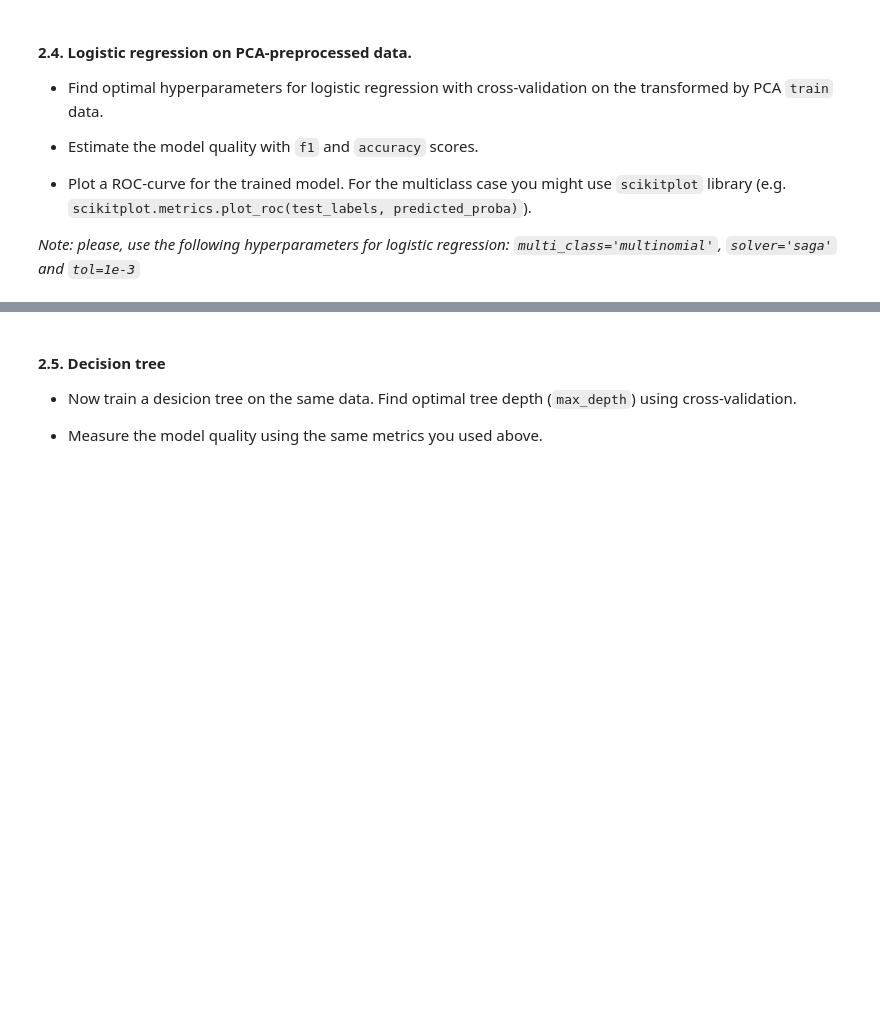
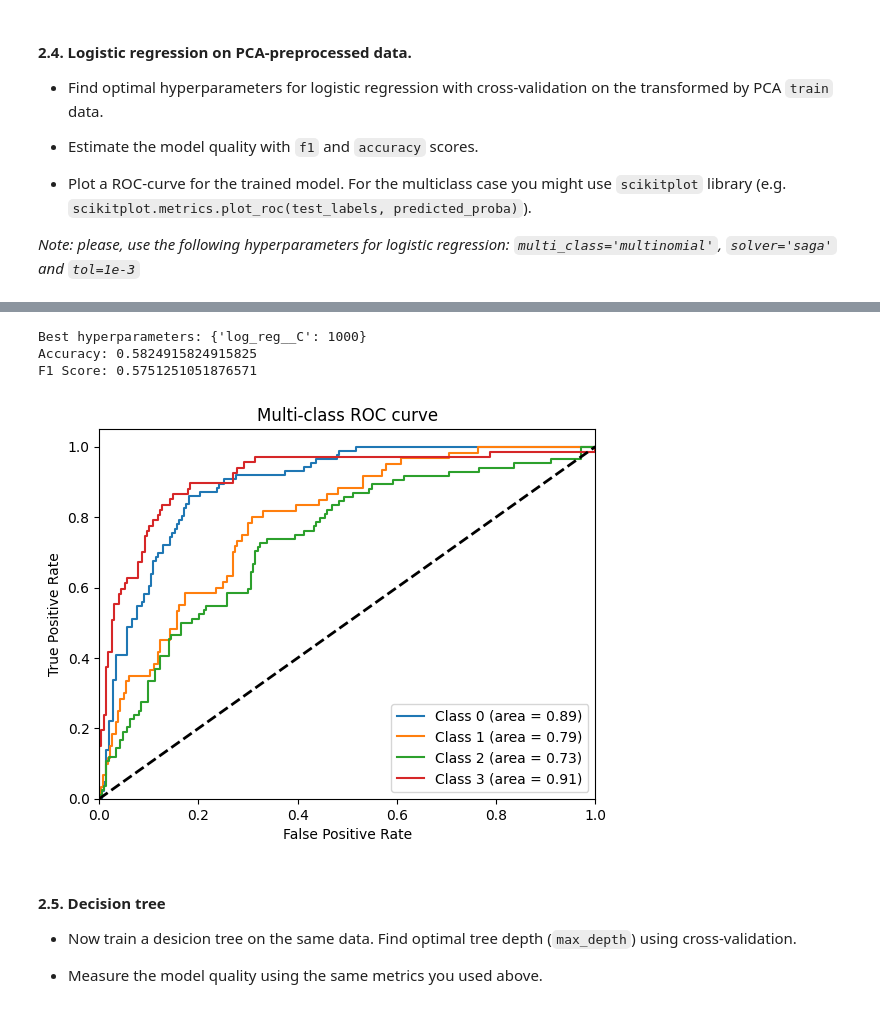
Before and after one commit to brayandm/master-machine-learning-homeworks, a Jupyter notebook: lab01_ml_pipeline/lab01_part2_ml_pipeline.ipynb, the cells around one changed output, grey strips where cells are left out. Cells and saved outputs as stored; diff of their text form; code cells hidden in the pictures; blank space fills up the shorter version.

```diff
--- a/lab01_ml_pipeline/lab01_part2_ml_pipeline.ipynb
+++ b/lab01_ml_pipeline/lab01_part2_ml_pipeline.ipynb
@@ -366,3 +311,32 @@ F1 Score: 0.741820989757241
+# %%
+### YOUR CODE HERE
+
+log_reg_pipeline = Pipeline([
+    ('preprocessing', pca_pipeline),
+    ('log_reg', LogisticRegression(multi_class='multinomial', solver='saga', tol=1e-3, max_iter=500))
+])
+
+param_grid = {
+    'log_reg__C': [0.01, 0.1, 1, 10, 100, 1000]  # Regularization strength
+}
+
+grid_search = GridSearchCV(log_reg_pipeline, param_grid, cv=5, scoring='accuracy')
+
+grid_search.fit(X_train, y_train)
+
+print("Best hyperparameters:", grid_search.best_params_)
+
+y_pred = grid_search.predict(X_test)
+y_pred_proba = grid_search.predict_proba(X_test)
+
+print_metrics(y_test, y_pred)
+
+plot_multiclass_roc(y_test, y_pred_proba)
+# %% [output]
+Best hyperparameters: {'log_reg__C': 1000}
+Accuracy: 0.5824915824915825
+F1 Score: 0.5751251051876571
+[figure, added]
 # %% [markdown]
 #### 2.5. Decision tree
 * Now train a desicion tree on the same data. Find optimal tree depth (`max_depth`) using cross-validation.
```
Also changed, not shown: parts of 1 cell of this notebook.
